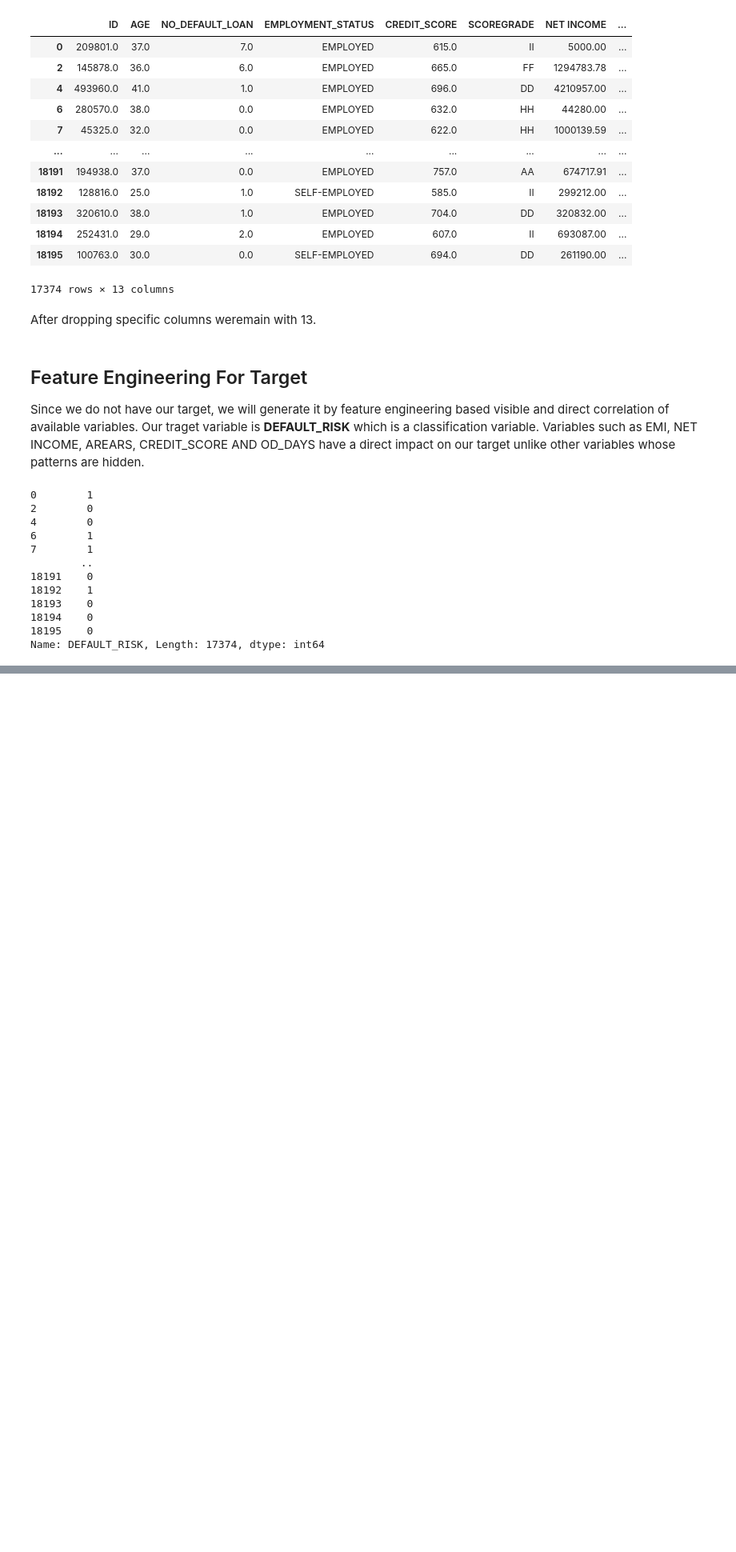
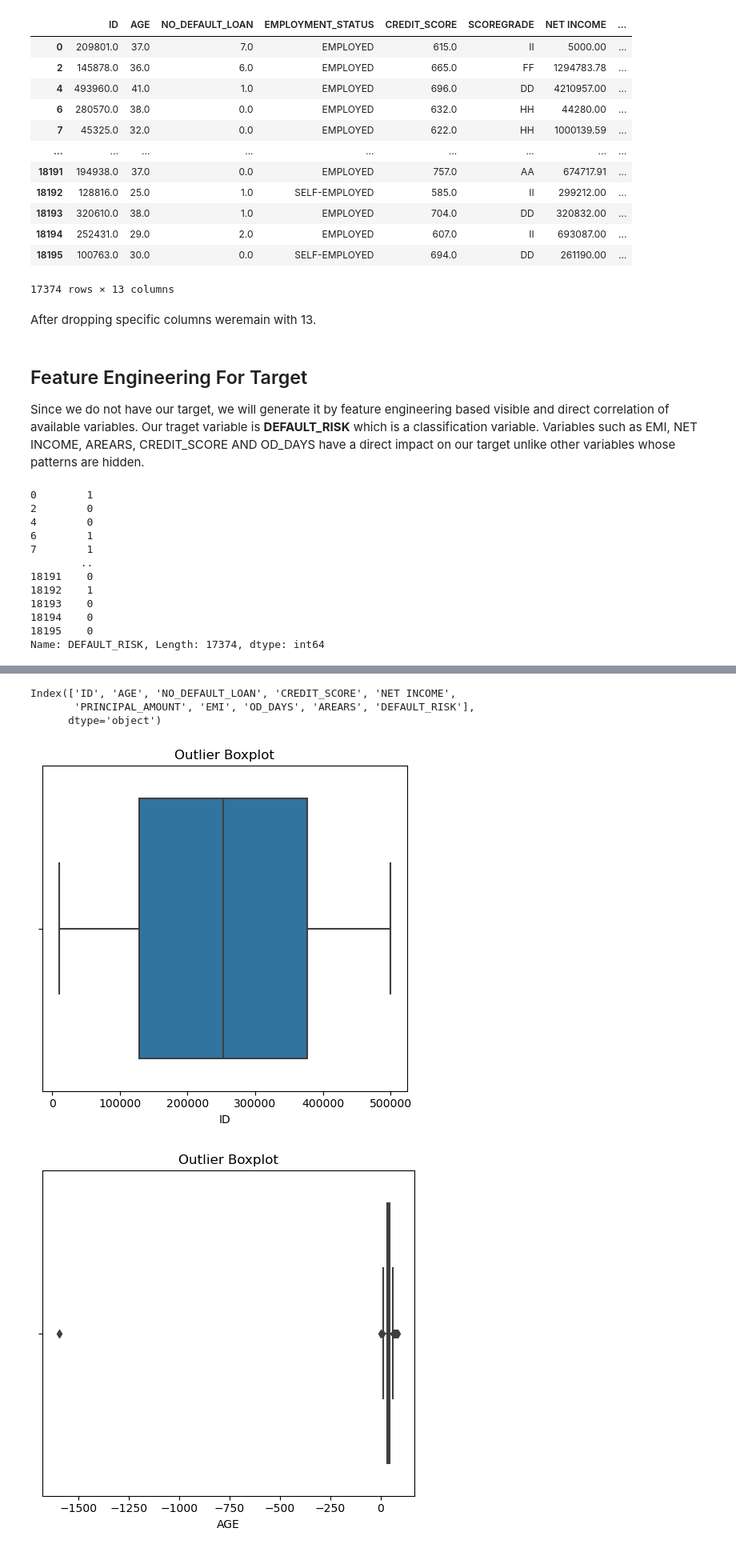
Before and after one commit to AlexIrungu/DSC-CapstoneProject, a Jupyter notebook: notebooks/james.ipynb, the cells around one changed output, grey strips where cells are left out. Shown at 80% size. Drawn from its saved outputs; the diff is of its cells as text; code cells hidden in the pictures; blank space fills up the shorter version.

Commit message:
Target Feature engineering, Outlier calculation and visualization

```diff
--- a/notebooks/james.ipynb
+++ b/notebooks/james.ipynb
@@ -380,0 +391,20 @@ Name: DEFAULT_RISK, Length: 17374, dtype: int64
+# %%
+# define Q1, Q3, IQR,lower and upper bounds.
+# But before that we first declare the numeric variables in our datset
+numeric_cols = df_1.select_dtypes(include=['float64', 'int64']).columns
+numeric_cols
+# %% [output]
+Index(['ID', 'AGE', 'NO_DEFAULT_LOAN', 'CREDIT_SCORE', 'NET INCOME',
+       'PRINCIPAL_AMOUNT', 'EMI', 'OD_DAYS', 'AREARS', 'DEFAULT_RISK'],
+      dtype='object')
+# %%
+# visualize using boxplot
+for i, col in enumerate(numeric_cols, 1):
+    plt.figure(figsize=(5,5))
+    sns.boxplot(x=df_1[col])
+    plt.title("Outlier Boxplot")
+    plt.tight_layout()
+    plt.show()
+# %% [output]
+[figure, added]
+[figure, added]
```
Also changed, not shown: parts of 3 cells of this notebook.
